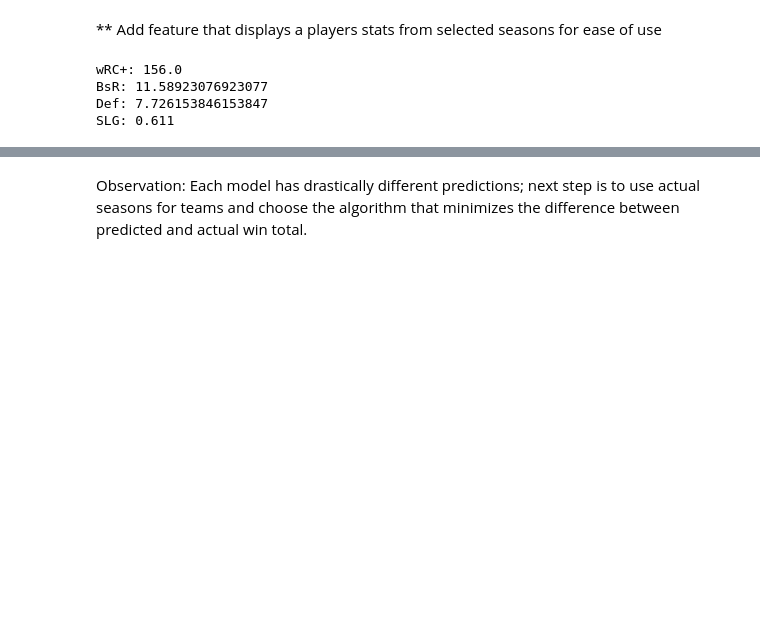
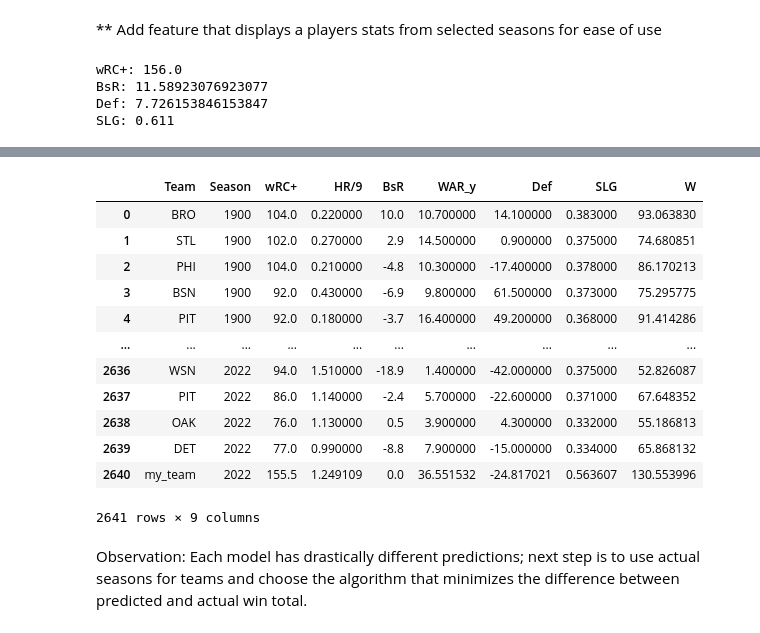
Before and after one commit to timseymour42/mlb-build-a-team, a Jupyter notebook: MLB_Build_a_Team.ipynb, the cells around one changed output, grey strips where cells are left out. Cells and saved outputs as stored; diff of their text form; code cells hidden in the pictures; blank space fills up the shorter version.

Commit message:
Cleaning/Debugging submit team function to allow a created lineup to be plotted

```diff
--- a/MLB_Build_a_Team.ipynb
+++ b/MLB_Build_a_Team.ipynb
@@ -1103,7 +1067,7 @@ def hitter_df(lineup):
     hs.append(row)
   return pd.DataFrame(hs)
 
-def wins_for_team(lineup, rotation, model):
+def wins_for_team(lineup, rotation, model='standard'):
     '''
     lineup (list) consists of hitter objects
     pitchers (list) consists of pitcher objects
@@ -1144,10 +1108,18 @@ def wins_for_team(lineup, rotation, model):
     stats['BsR'] = lineup['BsR'].sum() / 162
     stats['HR/9'] = rotation['HR'].sum() / (9 * 1458)
     stats['WAR'] = rotation['WAR'].sum() / (162)
-    print(stats)
+    reg_stats = stats.copy()
     #Stored normalization factors from team data
     metrics = ['wRC+', 'HR/9', 'BsR', 'WAR', 'Def', 'SLG']
     for stat in metrics:
       stats[stat] = (stats[stat] - scales.loc[stat]['Mean']) / scales.loc[stat]['Unit Variance']
-    print(stats)
-    return model.predict_proba([[stats['wRC+'], stats['HR/9'], stats['BsR'], stats['WAR'], stats['Def'], stats['SLG']]]) * 162
+    if (type(model) == str):
+      logReg = LogisticRegression().fit(X, y)
+      adaBoost = AdaBoostClassifier(learning_rate = .3, n_estimators = 30).fit(X, y)
+      wins = logReg.predict_proba([[stats['wRC+'], stats['HR/9'], stats['BsR'], stats['WAR'], stats['Def'], stats['SLG']]])[0][1] * 2
+      wins += adaBoost.predict_proba([[stats['wRC+'], stats['HR/9'], stats['BsR'], stats['WAR'], stats['Def'], stats['SLG']]])[0][1]
+      wins /= 3
+      wins *= 162
+      return wins, reg_stats
+    else:
+      return model.predict_proba([[stats['wRC+'], stats['HR/9'], stats['BsR'], stats['WAR'], stats['Def'], stats['SLG']]])[0][1] * 162, reg_stats
@@ -1154,3 +1133,3 @@ def wins_for_team(lineup, rotation, model):
 # %%
 Judge = hitter('Aaron Judge', list(range(2015, 2023)), 1458)
-Cole = pitcher('Sonny Gray', list(range(2015, 2023)), 1458)
+Cole = pitcher('Gerrit Cole', list(range(2015, 2023)), 1458)
@@ -1156,0 +1162,8 @@ Cole = pitcher('Sonny Gray', list(range(2015, 2023)), 1458)
+# %%
+wins, reg_stats = wins_for_team([Judge], [Cole])
+reg_stats['Team'] = 'my_team'
+reg_stats['Season'] = 2022
+reg_stats['W'] = wins
+reg_stats['WAR_y'] = reg_stats.pop('WAR') * 162
+reg_stats['Def'] = reg_stats['Def'] * 162
+reg_stats['BsR'] = reg_stats['BsR'] * 162
@@ -1157,3 +1199,19 @@ Cole = pitcher('Sonny Gray', list(range(2015, 2023)), 1458)
+# %%
+team_history.append(reg_stats, ignore_index = True)
+# %% [output]
+|  | Team | Season | wRC+ | HR/9 | BsR | WAR_y | Def | SLG | W |
+| 0 | BRO | 1900 | 104.0 | 0.220000 | 10.0 | 10.700000 | 14.100000 | 0.383000 | 93.063830 |
+| 1 | STL | 1900 | 102.0 | 0.270000 | 2.9 | 14.500000 | 0.900000 | 0.375000 | 74.680851 |
+| 2 | PHI | 1900 | 104.0 | 0.210000 | -4.8 | 10.300000 | -17.400000 | 0.378000 | 86.170213 |
+| 3 | BSN | 1900 | 92.0 | 0.430000 | -6.9 | 9.800000 | 61.500000 | 0.373000 | 75.295775 |
+| 4 | PIT | 1900 | 92.0 | 0.180000 | -3.7 | 16.400000 | 49.200000 | 0.368000 | 91.414286 |
+| ... | ... | ... | ... | ... | ... | ... | ... | ... | ... |
+| 2636 | WSN | 2022 | 94.0 | 1.510000 | -18.9 | 1.400000 | -42.000000 | 0.375000 | 52.826087 |
+| 2637 | PIT | 2022 | 86.0 | 1.140000 | -2.4 | 5.700000 | -22.600000 | 0.371000 | 67.648352 |
+| 2638 | OAK | 2022 | 76.0 | 1.130000 | 0.5 | 3.900000 | 4.300000 | 0.332000 | 55.186813 |
+| 2639 | DET | 2022 | 77.0 | 0.990000 | -8.8 | 7.900000 | -15.000000 | 0.334000 | 65.868132 |
+| 2640 | my_team | 2022 | 155.5 | 1.249109 | 0.0 | 36.551532 | -24.817021 | 0.563607 | 130.553996 |
+2641 rows × 9 columns
 # %%
 #[GaussianNB(), LogisticRegression(), RandomForestClassifier(n_estimators = 30, max_depth = 8), AdaBoostClassifier(learning_rate = .3, n_estimators = 30),
               #MLPClassifier(activation= 'relu', alpha=0.05, hidden_layer_sizes= (100,), learning_rate= 'constant', solver= 'adam')]
```
Also changed, not shown: parts of 22 cells of this notebook.
